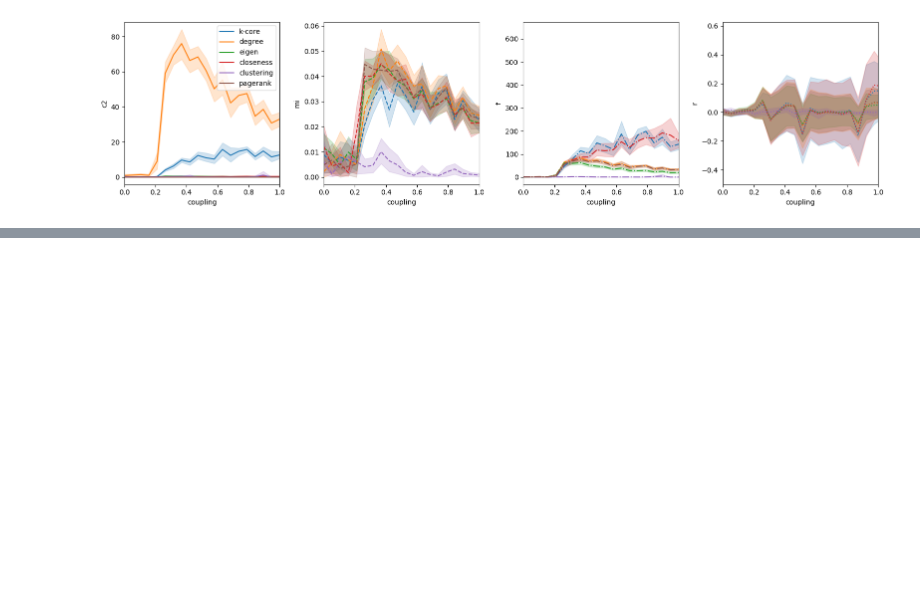
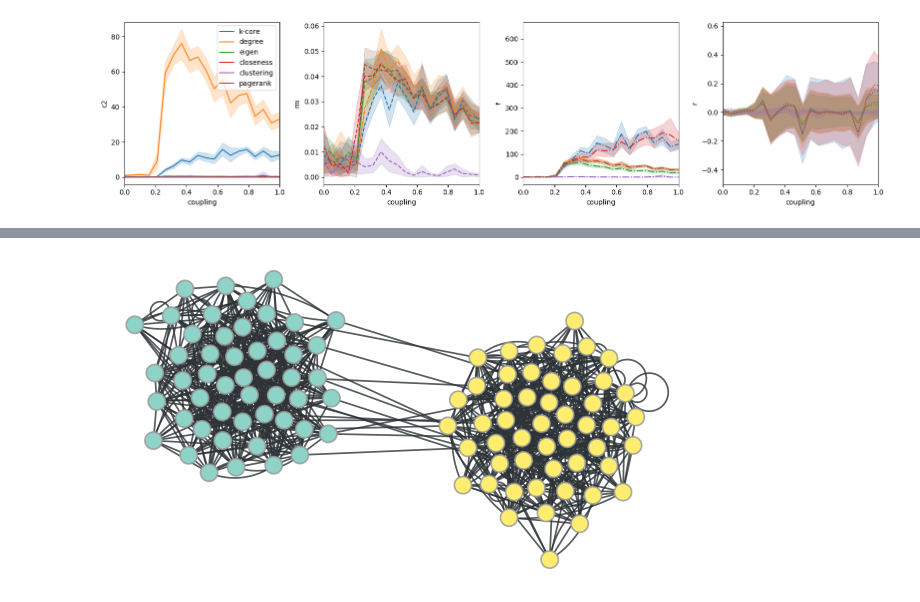
Before and after one commit to charlesmurphy1/midynet, a Jupyter notebook: scripts/recon/exploration/exploration.ipynb, the cells around one changed output, grey strips where cells are left out. Saved outputs shown, nothing was run; the diff lists cells and outputs as text; code cells hidden in the pictures; blank space fills up the shorter version.

```diff
--- a/scripts/recon/exploration/exploration.ipynb
+++ b/scripts/recon/exploration/exploration.ipynb
@@ -232,0 +345,5 @@ Text(0, 0.5, 'Determination coefficient R^2')
+# %%
+def threshold_update(adj, s, h=0.4):
+    n = adj @ s
+    k = adj.sum(0)
+    return np.array((n > k * h).astype("int")).squeeze()
@@ -232,0 +503,5 @@ Text(0, 0.5, 'Determination coefficient R^2')
+# %%
+c = g.new_vp("int", vals=b)
+gt.graph_draw(g, vertex_fill_color=c)
+# %% [output]
+[figure, added]
```
Also changed, not shown: parts of 27 cells of this notebook.
